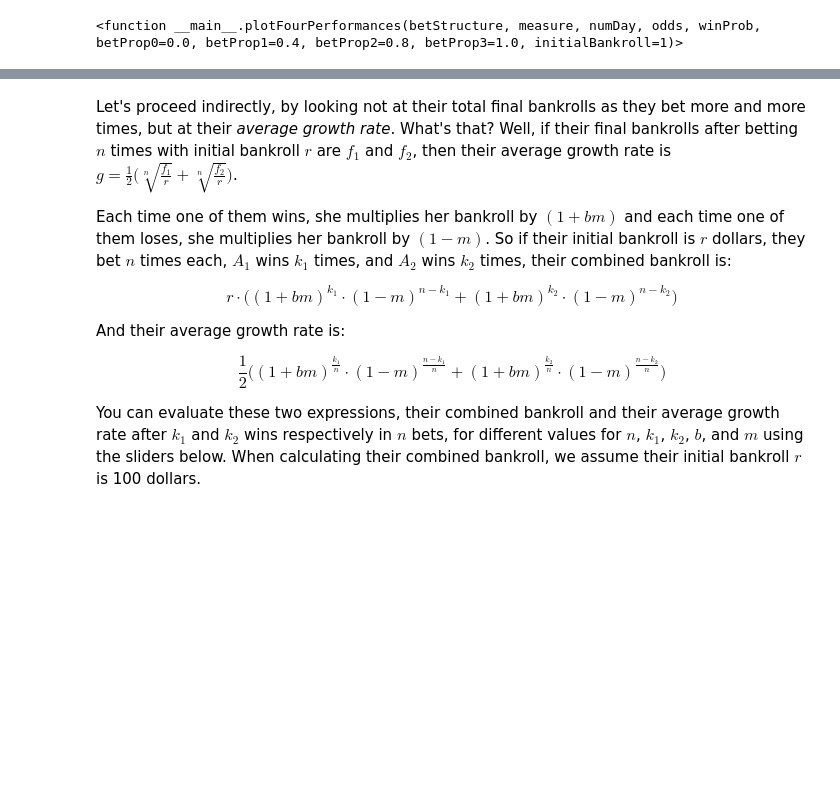
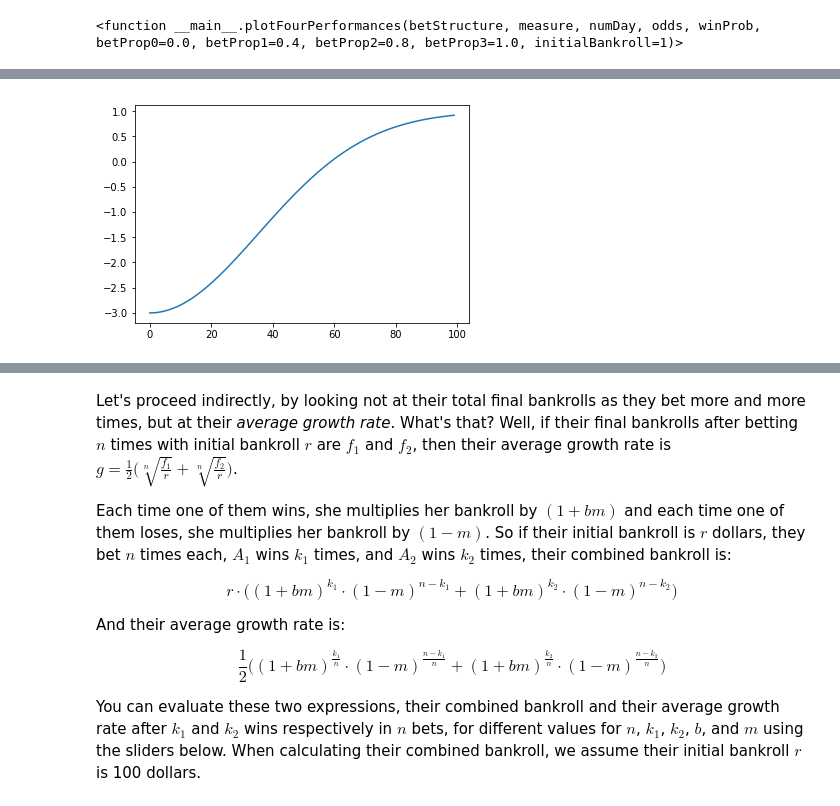
Before and after one commit to cosmo-grant/long-run-and-short-run, a Jupyter notebook: how to iterate a gambling problem.ipynb, the cells around one changed output, grey strips where cells are left out. Drawn from its saved outputs; the diff is of its cells as text; code cells hidden in the pictures; blank space fills up the shorter version.

```diff
--- a/how to iterate a gambling problem.ipynb
+++ b/how to iterate a gambling problem.ipynb
@@ -259,0 +408,8 @@ interactive(children=(Dropdown(description='betStructure', options={'horizontal'
+# %%
+def ewainProbBound(e,n):
+    return 1 - n*2*np.exp(-2*e**2*n)
+
+plt.plot([ewainProbBound(e/100,2) for e in range(100)])
+plt.show()
+# %% [output]
+[figure, added]
```
Also changed, not shown: parts of 20 cells of this notebook.
